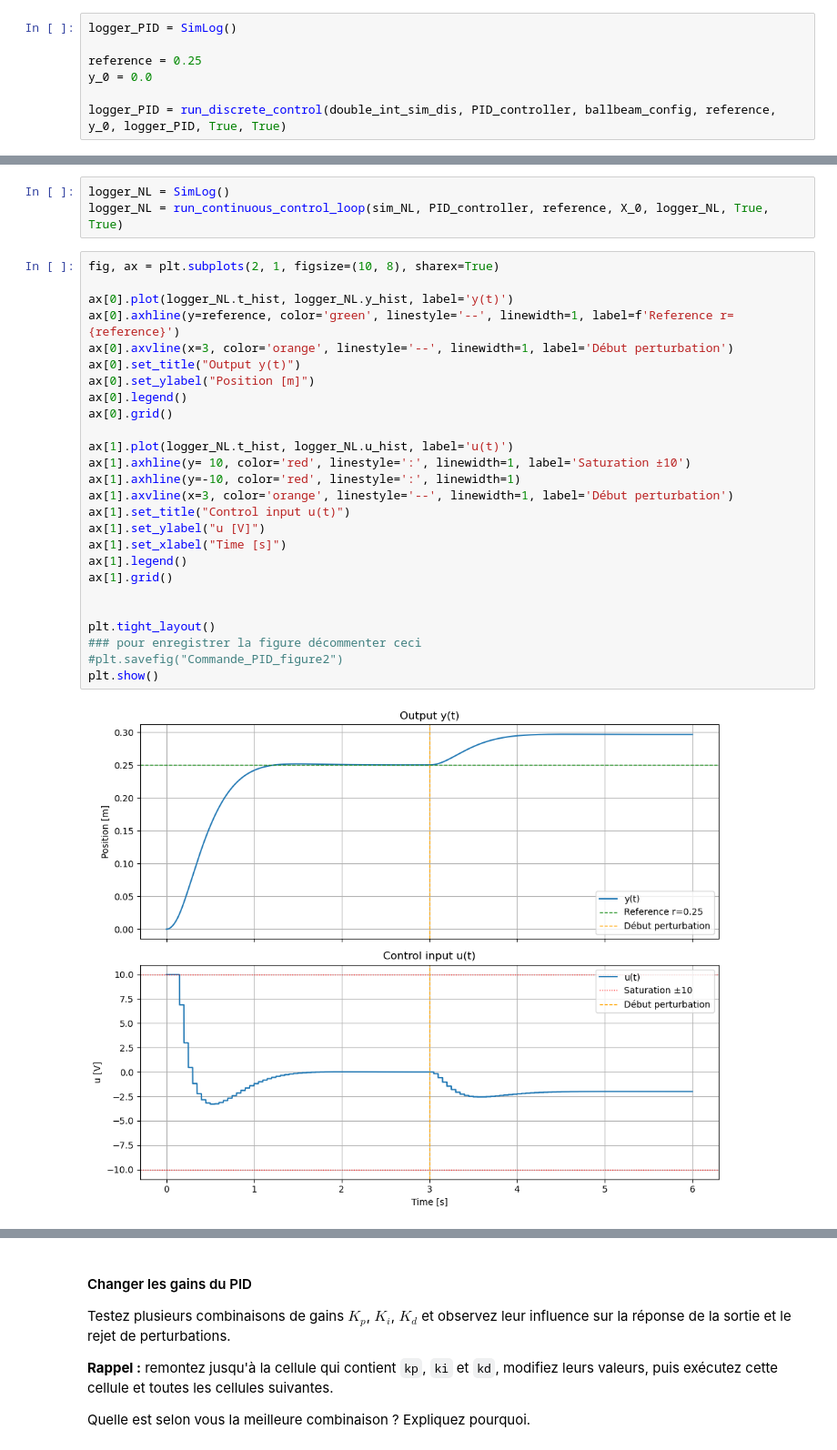
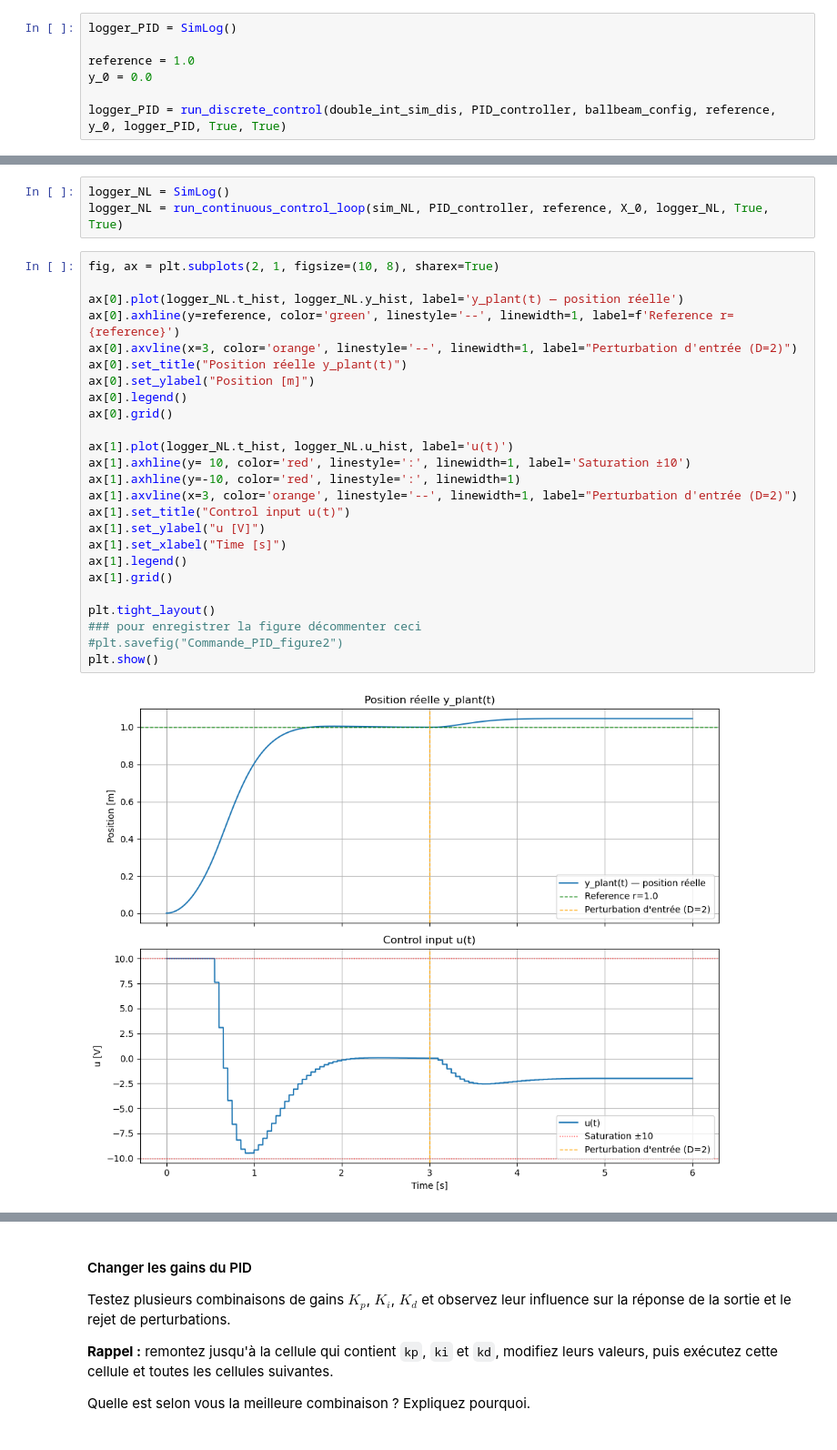
Before and after one commit to Bababoey123/PythonDiscreteControl, a Jupyter notebook: CommandeDoubleIntégrateur_PID.ipynb, the cells around one changed output, grey strips where cells are left out. Shown at 91% size. Drawn from its saved outputs; the diff is of its cells as text.

```diff
--- a/CommandeDoubleIntégrateur_PID.ipynb
+++ b/CommandeDoubleIntégrateur_PID.ipynb
@@ -146,7 +146,7 @@ On utilise le simulateur discret. Le premier True/False détermine la présence
 # %%
 logger_PID = SimLog()
 
-reference = 0.25
+reference = 1.0
 y_0 = 0.0
 
 logger_PID = run_discrete_control(double_int_sim_dis, PID_controller, ballbeam_config, reference, y_0, logger_PID, True, True)
@@ -256,30 +273,29 @@ logger_NL = run_continuous_control_loop(sim_NL, PID_controller, reference, X_0,
 # %%
 fig, ax = plt.subplots(2, 1, figsize=(10, 8), sharex=True)
 
-ax[0].plot(logger_NL.t_hist, logger_NL.y_hist, label='y(t)')
+ax[0].plot(logger_NL.t_hist, logger_NL.y_hist, label='y_plant(t) — position réelle')
 ax[0].axhline(y=reference, color='green', linestyle='--', linewidth=1, label=f'Reference r={reference}')
-ax[0].axvline(x=3, color='orange', linestyle='--', linewidth=1, label='Début perturbation')
-ax[0].set_title("Output y(t)")
+ax[0].axvline(x=3, color='orange', linestyle='--', linewidth=1, label="Perturbation d'entrée (D=2)")
+ax[0].set_title("Position réelle y_plant(t)")
 ax[0].set_ylabel("Position [m]")
 ax[0].legend()
 ax[0].grid()
 
 ax[1].plot(logger_NL.t_hist, logger_NL.u_hist, label='u(t)')
 ax[1].axhline(y= 10, color='red', linestyle=':', linewidth=1, label='Saturation ±10')
 ax[1].axhline(y=-10, color='red', linestyle=':', linewidth=1)
-ax[1].axvline(x=3, color='orange', linestyle='--', linewidth=1, label='Début perturbation')
+ax[1].axvline(x=3, color='orange', linestyle='--', linewidth=1, label="Perturbation d'entrée (D=2)")
 ax[1].set_title("Control input u(t)")
 ax[1].set_ylabel("u [V]")
 ax[1].set_xlabel("Time [s]")
 ax[1].legend()
 ax[1].grid()
 
-
 plt.tight_layout()
 ### pour enregistrer la figure décommenter ceci
 #plt.savefig("Commande_PID_figure2")
 plt.show()
 # %% [output]
-[figure, old version]
+[figure, new version]
 # %% [markdown]
 ##### Questions :
```
Also changed, not shown: parts of 11 cells of this notebook, 3 other files.
